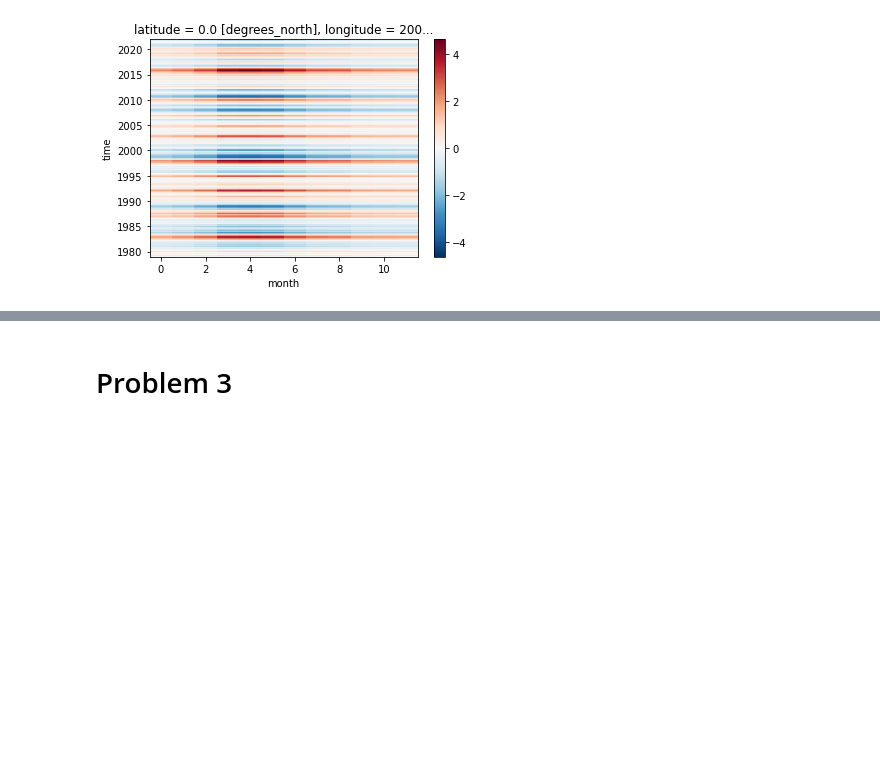
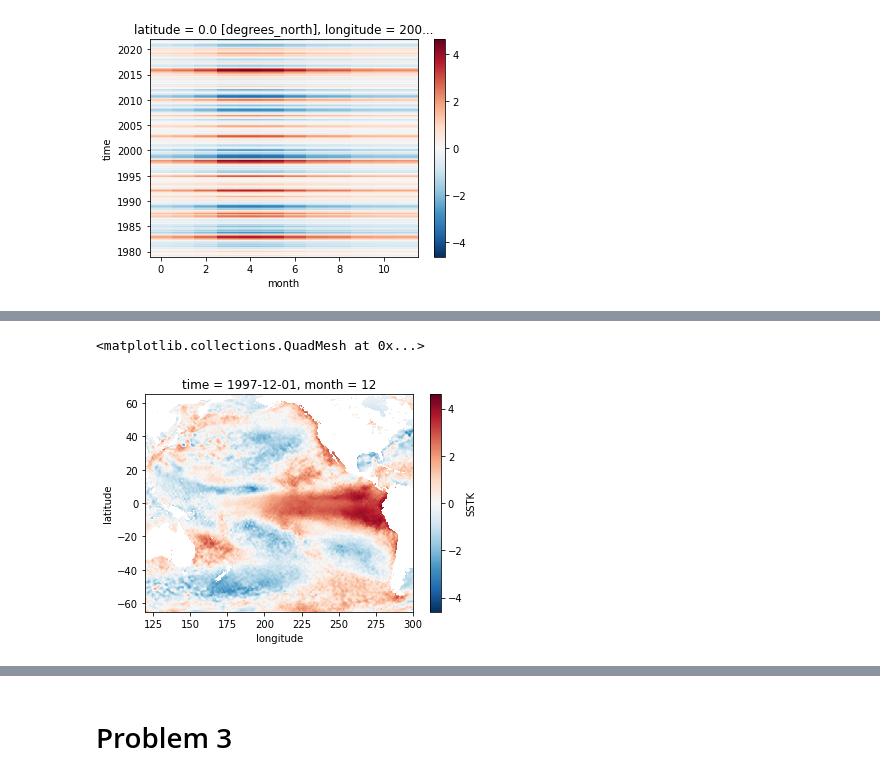
Before and after one commit to atmsillinois/time-series-and-eofs-EWolffWX, a Jupyter notebook: Homework4.ipynb, the cells around one changed output, grey strips where cells are left out. Cells and saved outputs as stored; diff of their text form; code cells hidden in the pictures; blank space fills up the shorter version.

```diff
--- a/Homework4.ipynb
+++ b/Homework4.ipynb
@@ -319,0 +348,5 @@ standardize_sst_drop.sel(latitude=0, longitude=200).plot()
+# %%
+stand_anomalies['SSTK'].sel(time='1997-12-01').plot()
+# %% [output]
+<matplotlib.collections.QuadMesh at 0x...>
+[figure, added]
```
Also changed, not shown: parts of 6 cells of this notebook.
